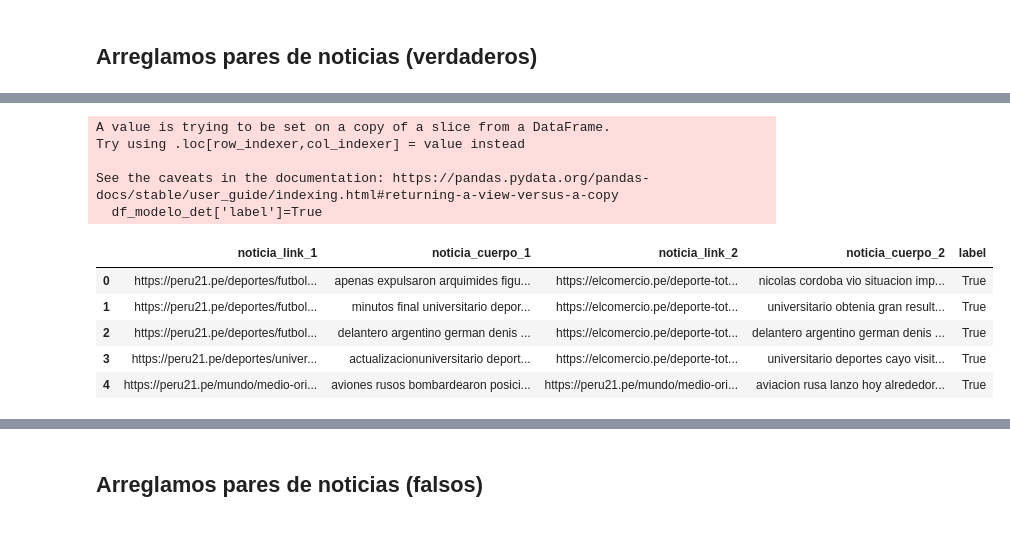
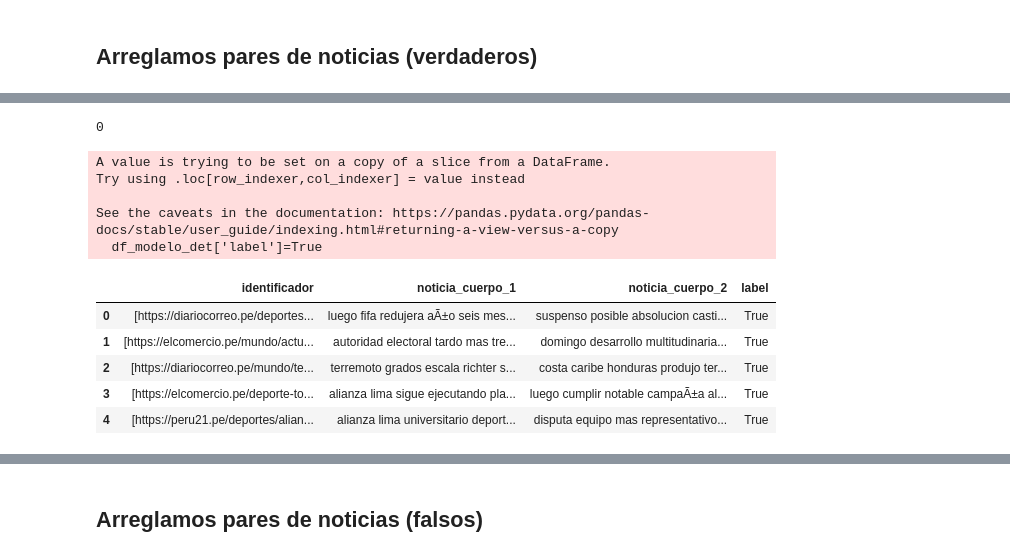
Before and after one commit to Lazlo420/Text_Matching-AnaWeb, a Jupyter notebook: 3. Modelo/4. ModeloClass.ipynb, the cells around one changed output, grey strips where cells are left out. Cells and saved outputs as stored; diff of their text form; code cells hidden in the pictures.

```diff
--- a/3. Modelo/4. ModeloClass.ipynb
+++ b/3. Modelo/4. ModeloClass.ipynb
@@ -20,3 +20,5 @@ def dist_cos(vectors):
 ## Arreglamos pares de noticias (verdaderos)
 # %%
 df=pd.read_csv("pares.csv")
+df['identificador'] = df[['noticia_link_1', 'noticia_link_2']].values.tolist()
+df.head()
@@ -23,16 +32,20 @@ df=pd.read_csv("pares.csv")
+# %%
+sum(df.noticia_etiquetas_2.isna())
+# %% [output]
+0
 # %%
-df_modelo_det=df[['noticia_link_1','noticia_cuerpo_1','noticia_link_2','noticia_cuerpo_2']]
+df_modelo_det=df[['identificador','noticia_cuerpo_1','noticia_cuerpo_2']]
 df_modelo_det['label']=True
 df_modelo_det.head()
 # %% [output]
 A value is trying to be set on a copy of a slice from a DataFrame.
 Try using .loc[row_indexer,col_indexer] = value instead
 
 See the caveats in the documentation: https://pandas.pydata.org/pandas-docs/stable/user_guide/indexing.html#returning-a-view-versus-a-copy
   df_modelo_det['label']=True
-|  | noticia_link_1 | noticia_cuerpo_1 | noticia_link_2 | noticia_cuerpo_2 | label |
-| 0 | https://peru21.pe/deportes/futbol... | apenas expulsaron arquimides figu... | https://elcomercio.pe/deporte-tot... | nicolas cordoba vio situacion imp... | True |
-| 1 | https://peru21.pe/deportes/futbol... | minutos final universitario depor... | https://elcomercio.pe/deporte-tot... | universitario obtenia gran result... | True |
-| 2 | https://peru21.pe/deportes/futbol... | delantero argentino german denis ... | https://elcomercio.pe/deporte-tot... | delantero argentino german denis ... | True |
-| 3 | https://peru21.pe/deportes/univer... | actualizacionuniversitario deport... | https://elcomercio.pe/deporte-tot... | universitario deportes cayo visit... | True |
-| 4 | https://peru21.pe/mundo/medio-ori... | aviones rusos bombardearon posici... | https://peru21.pe/mundo/medio-ori... | aviacion rusa lanzo hoy alrededor... | True |
+|  | identificador | noticia_cuerpo_1 | noticia_cuerpo_2 | label |
+| 0 | [https://diariocorreo.pe/deportes... | luego fifa redujera aÃ±o seis mes... | suspenso posible absolucion casti... | True |
+| 1 | [https://elcomercio.pe/mundo/actu... | autoridad electoral tardo mas tre... | domingo desarrollo multitudinaria... | True |
+| 2 | [https://diariocorreo.pe/mundo/te... | terremoto grados escala richter s... | costa caribe honduras produjo ter... | True |
+| 3 | [https://elcomercio.pe/deporte-to... | alianza lima sigue ejecutando pla... | luego cumplir notable campaÃ±a al... | True |
+| 4 | [https://peru21.pe/deportes/alian... | alianza lima universitario deport... | disputa equipo mas representativo... | True |
```
Also changed, not shown: parts of 55 cells of this notebook, 10 other files.
